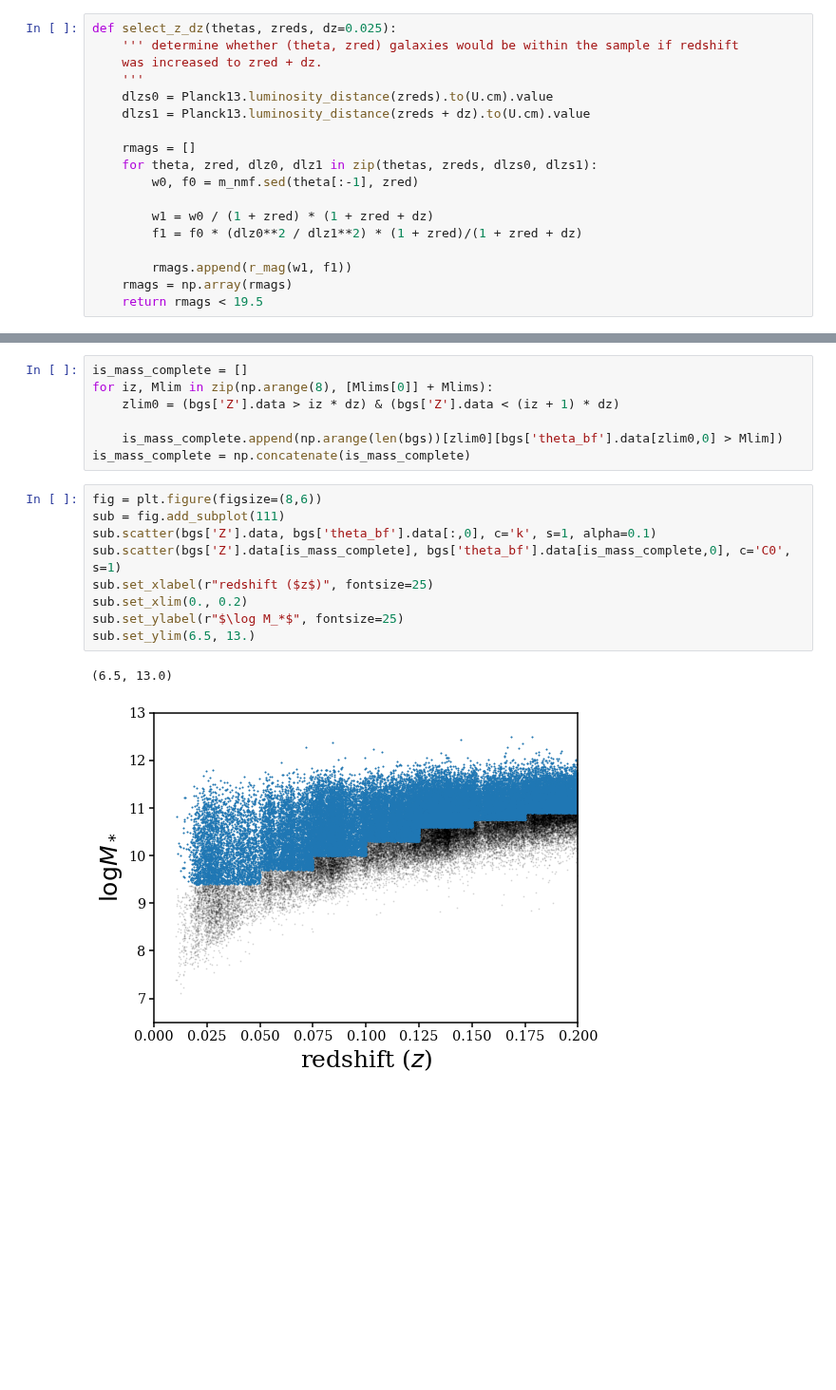
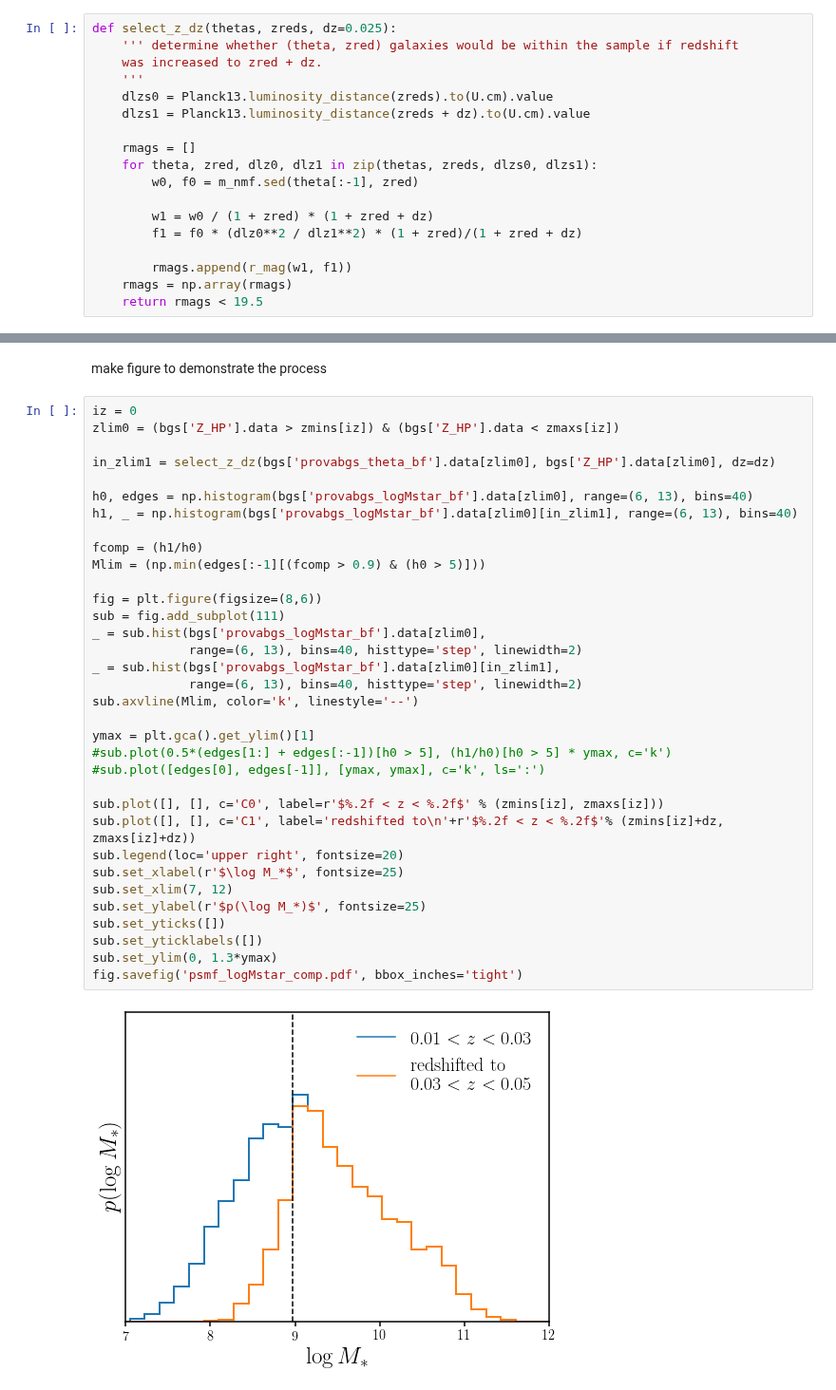
Before and after one commit to changhoonhahn/provabgs, a Jupyter notebook: svda/nb/mstar_completeness.ipynb, the cells around one changed output, grey strips where cells are left out. Shown at 95% size. Saved outputs shown, nothing was run; the diff lists cells and outputs as text; blank space fills up the shorter version.

```diff
--- a/svda/nb/mstar_completeness.ipynb
+++ b/svda/nb/mstar_completeness.ipynb
@@ -120,19 +172,38 @@ for iz in range(8):
-# %%
-is_mass_complete = []
-for iz, Mlim in zip(np.arange(8), [Mlims[0]] + Mlims):
-    zlim0 = (bgs['Z'].data > iz * dz) & (bgs['Z'].data < (iz + 1) * dz)
-
-    is_mass_complete.append(np.arange(len(bgs))[zlim0][bgs['theta_bf'].data[zlim0,0] > Mlim])
-is_mass_complete = np.concatenate(is_mass_complete)
-# %%
-fig = plt.figure(figsize=(8,6))
-sub = fig.add_subplot(111)
-sub.scatter(bgs['Z'].data, bgs['theta_bf'].data[:,0], c='k', s=1, alpha=0.1)
-sub.scatter(bgs['Z'].data[is_mass_complete], bgs['theta_bf'].data[is_mass_complete,0], c='C0', s=1)
-sub.set_xlabel(r"redshift ($z$)", fontsize=25)
-sub.set_xlim(0., 0.2)
-sub.set_ylabel(r"$\log M_*$", fontsize=25)
-sub.set_ylim(6.5, 13.)
-# %% [output]
-(6.5, 13.0)
-[figure, removed]
+# %% [markdown]
+make figure to demonstrate the process
+# %%
+iz = 0
+zlim0 = (bgs['Z_HP'].data > zmins[iz]) & (bgs['Z_HP'].data < zmaxs[iz])
+
+in_zlim1 = select_z_dz(bgs['provabgs_theta_bf'].data[zlim0], bgs['Z_HP'].data[zlim0], dz=dz)
+
+h0, edges = np.histogram(bgs['provabgs_logMstar_bf'].data[zlim0], range=(6, 13), bins=40)
+h1, _ = np.histogram(bgs['provabgs_logMstar_bf'].data[zlim0][in_zlim1], range=(6, 13), bins=40)
+
+fcomp = (h1/h0)
+Mlim = (np.min(edges[:-1][(fcomp > 0.9) & (h0 > 5)]))
+
+fig = plt.figure(figsize=(8,6))
+sub = fig.add_subplot(111)
+_ = sub.hist(bgs['provabgs_logMstar_bf'].data[zlim0],
+             range=(6, 13), bins=40, histtype='step', linewidth=2)
+_ = sub.hist(bgs['provabgs_logMstar_bf'].data[zlim0][in_zlim1],
+             range=(6, 13), bins=40, histtype='step', linewidth=2)
+sub.axvline(Mlim, color='k', linestyle='--')
+
+ymax = plt.gca().get_ylim()[1]
+#sub.plot(0.5*(edges[1:] + edges[:-1])[h0 > 5], (h1/h0)[h0 > 5] * ymax, c='k')
+#sub.plot([edges[0], edges[-1]], [ymax, ymax], c='k', ls=':')
+
+sub.plot([], [], c='C0', label=r'$%.2f < z < %.2f$' % (zmins[iz], zmaxs[iz]))
+sub.plot([], [], c='C1', label='redshifted to\n'+r'$%.2f < z < %.2f$'% (zmins[iz]+dz, zmaxs[iz]+dz))
+sub.legend(loc='upper right', fontsize=20)
+sub.set_xlabel(r'$\log M_*$', fontsize=25)
+sub.set_xlim(7, 12)
+sub.set_ylabel(r'$p(\log M_*)$', fontsize=25)
+sub.set_yticks([])
+sub.set_yticklabels([])
+sub.set_ylim(0, 1.3*ymax)
+fig.savefig('psmf_logMstar_comp.pdf', bbox_inches='tight')
+# %% [output]
+[figure, added]
```
Also changed, not shown: parts of 15 cells of this notebook, 2 other files.
